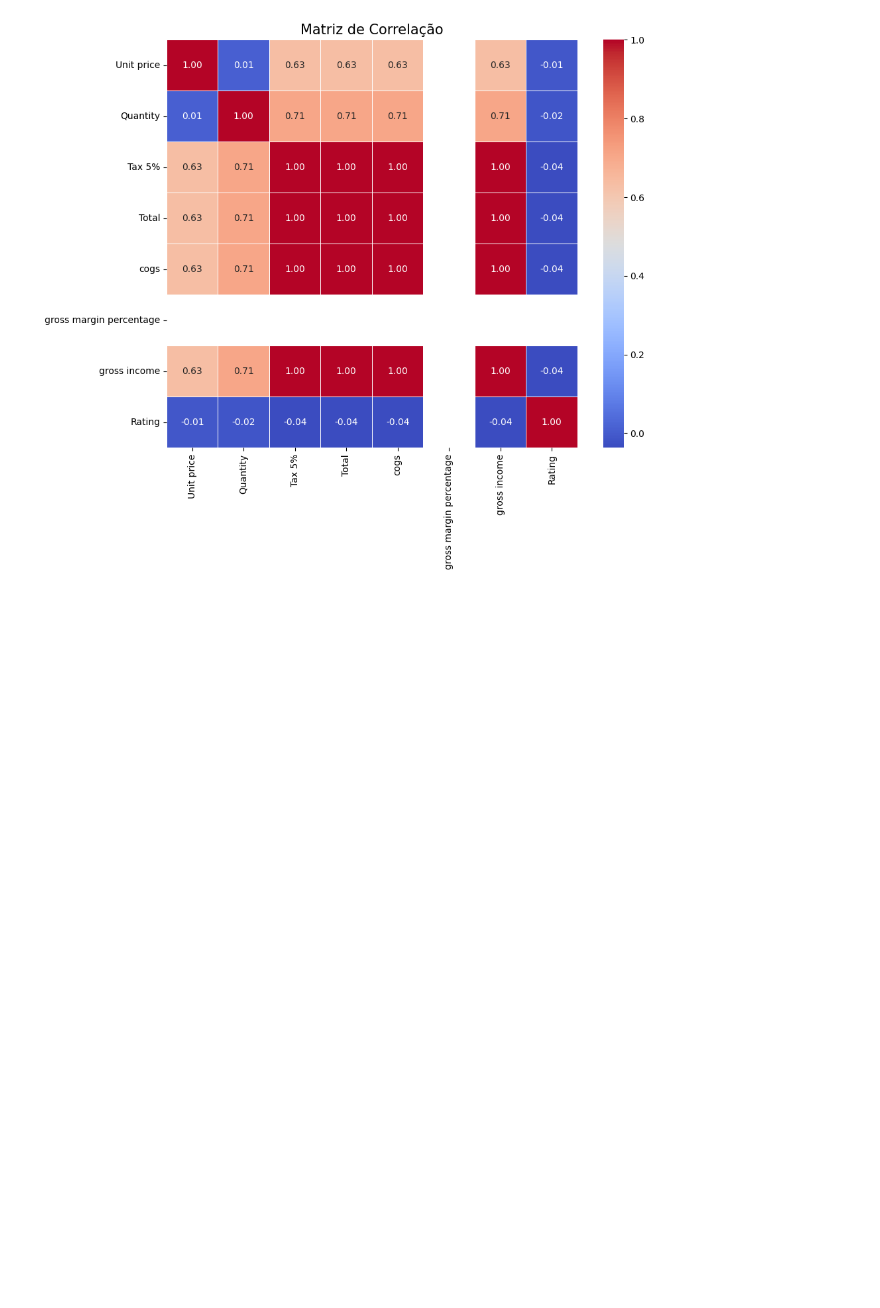
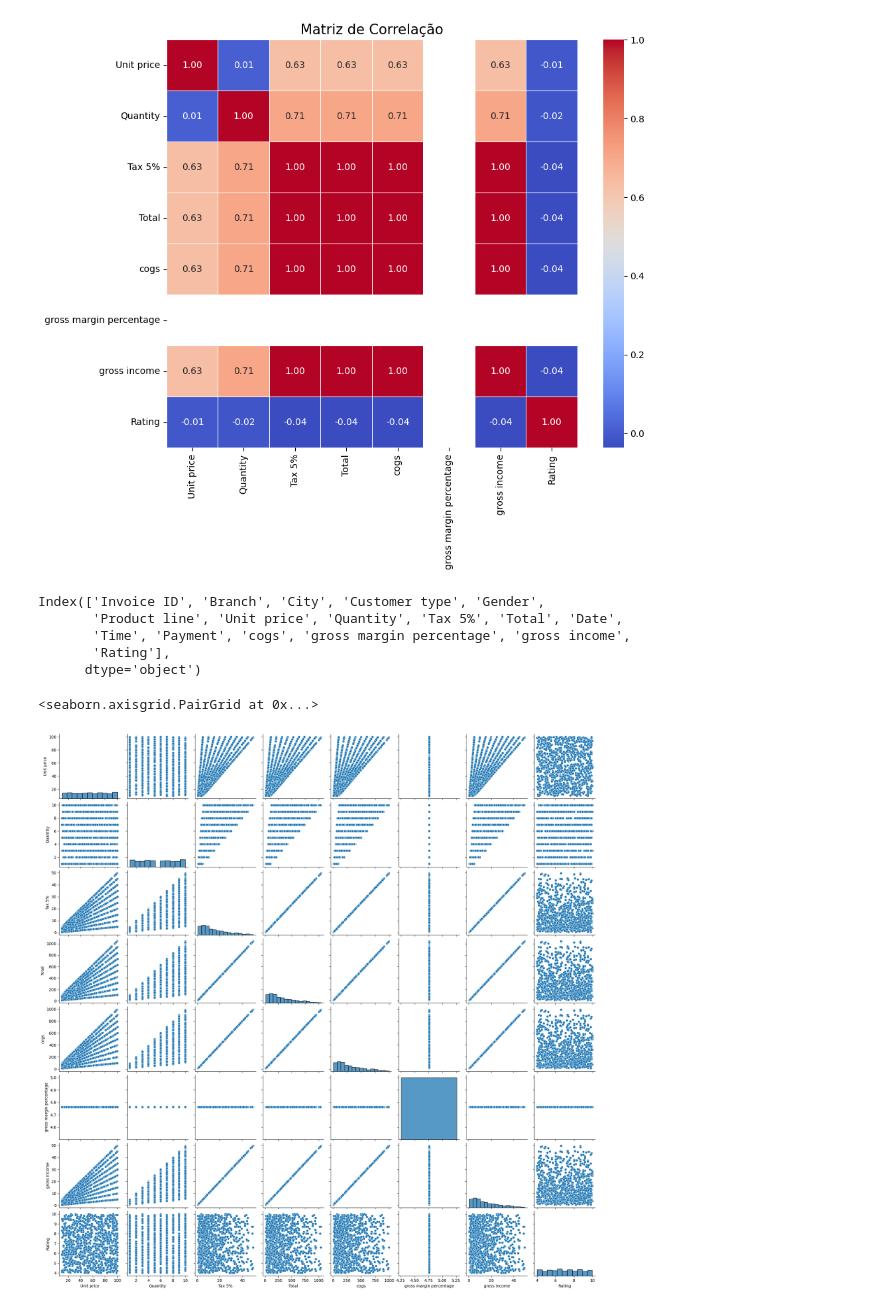
Before and after one commit to JhArantes/SuperMarket_Analysis, a Jupyter notebook: Jupyter Notebooks/EDA.ipynb, the cells around one changed output. Saved outputs shown, nothing was run; the diff lists cells and outputs as text; code cells hidden in the pictures; blank space fills up the shorter version.

Commit message:
Add more Graphs

```diff
--- a/Jupyter Notebooks/EDA.ipynb
+++ b/Jupyter Notebooks/EDA.ipynb
@@ -111,3 +111,16 @@ plt.title('Matriz de Correlação', fontsize=15)
 plt.show()
 # %% [output]
 [figure]
+# %%
+sales.columns
+# %% [output]
+Index(['Invoice ID', 'Branch', 'City', 'Customer type', 'Gender',
+       'Product line', 'Unit price', 'Quantity', 'Tax 5%', 'Total', 'Date',
+       'Time', 'Payment', 'cogs', 'gross margin percentage', 'gross income',
+       'Rating'],
+      dtype='object')
+# %%
+sns.pairplot(data=sales)
+# %% [output]
+<seaborn.axisgrid.PairGrid at 0x...>
+[figure, added]
```
Also changed, not shown: parts of 1 cell of this notebook.
